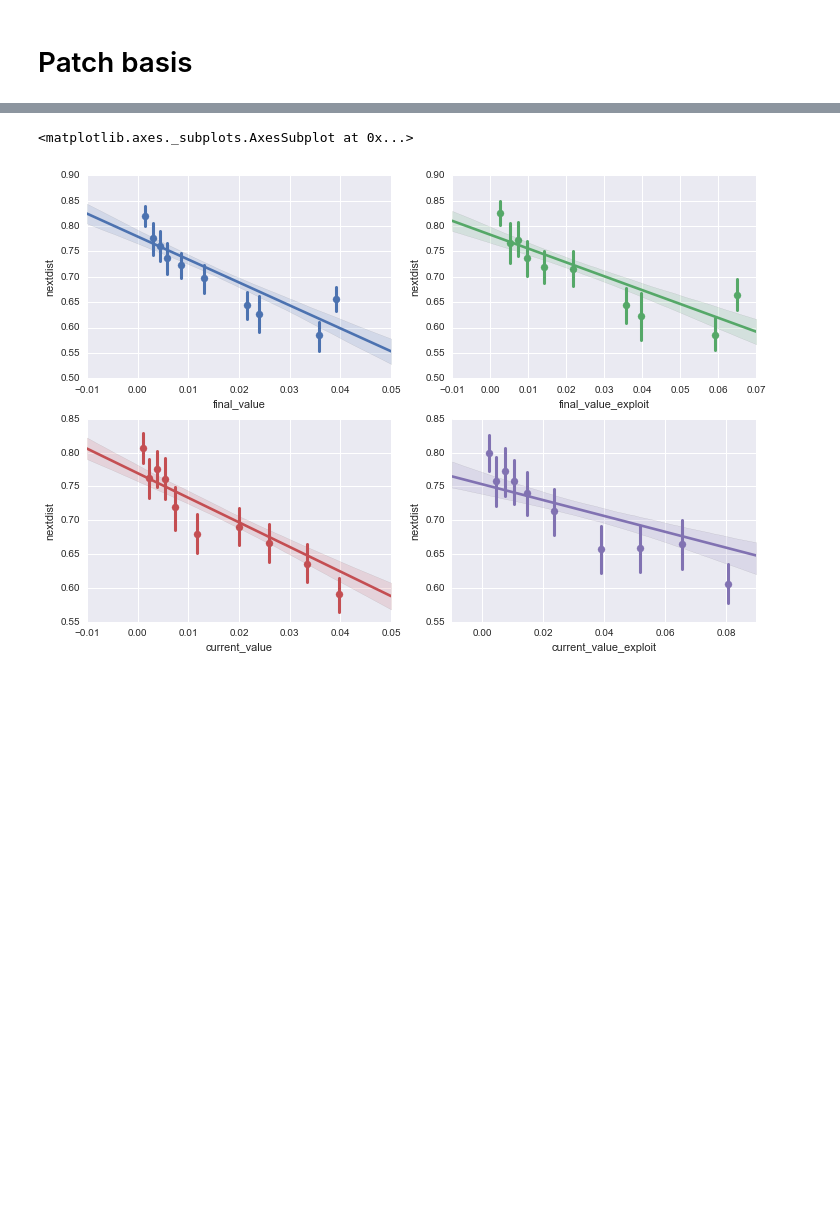
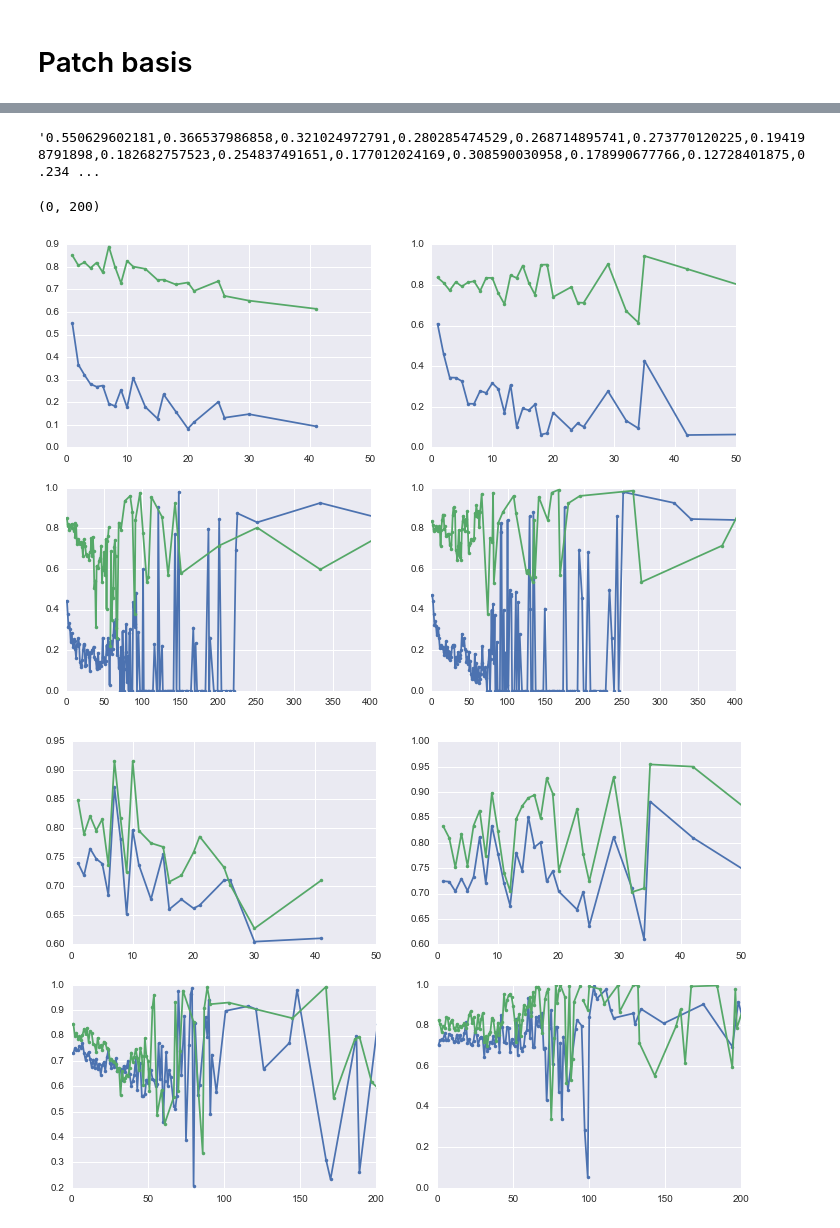
Before and after one commit to jlorince/MusicForaging, a Jupyter notebook: notebooks/explore-exploit.ipynb, the cells around one changed output, grey strips where cells are left out. Saved outputs shown, nothing was run; the diff lists cells and outputs as text; code cells hidden in the pictures; blank space fills up the shorter version.

```diff
--- a/notebooks/explore-exploit.ipynb
+++ b/notebooks/explore-exploit.ipynb
@@ -193,15 +315,0 @@ seaborn.regplot(x='current_value_tfidf',y='dist_next',data=blocked,x_bins=xbins,
-# %%
-# jump distance as a function of value (by patch)
-fig,axes = plt.subplots(2,2,figsize=(12,8))
-axes = axes.flat
-ax = axes.next()
-seaborn.regplot(x='final_value',y='nextdist',data=df_patches,x_bins=xbins,ax=ax)
-ax = axes.next()
-seaborn.regplot(x='final_value_exploit',y='nextdist',data=df_patches_exploit,x_bins=xbins,ax=ax)
-ax = axes.next()
-seaborn.regplot(x='current_value',y='nextdist',data=df_patches,x_bins=xbins,ax=ax)
-ax = axes.next()
-seaborn.regplot(x='current_value_exploit',y='nextdist',data=df_patches_exploit,x_bins=xbins,ax=ax)
-# %% [output]
-<matplotlib.axes._subplots.AxesSubplot at 0x...>
-[figure, removed]
@@ -209,0 +316,47 @@ df_patches.drop('')
+# %%
+','.join(df_raw.groupby(np.digitize(df_raw['final_value'],bins=bins))['nextdist'].mean().dropna().astype(str))
+# %% [output]
+'0.550629602181,0.366537986858,0.321024972791,0.280285474529,0.268714895741,0.273770120225,0.194198791898,0.182682757523,0.254837491651,0.177012024169,0.308590030958,0.178990677766,0.12728401875,0.234 ...
+# %%
+# jump distance as a function of value (by listen)
+fig,axes = plt.subplots(2,2,figsize=(12,8))
+axes = axes.flat
+ax = axes.next()
+df_raw.groupby(np.digitize(df_raw['final_value'],bins=bins))['nextdist'].mean().plot(ax=ax,marker='.')
+df_raw_rand.groupby(np.digitize(df_raw_rand['final_value'],bins=bins))['nextdist'].mean().plot(ax=ax,marker='.')
+ax.set_xlim(0,50)
+ax = axes.next()
+df_raw.groupby(np.digitize(df_raw['final_value_tfidf'],bins=bins))['nextdist'].mean().plot(ax=ax,marker='.')
+df_raw_rand.groupby(np.digitize(df_raw_rand['final_value_tfidf'],bins=bins))['nextdist'].mean().plot(ax=ax,marker='.')
+ax.set_xlim(0,50)
+ax = axes.next()
+df_raw.groupby(np.digitize(df_raw['current_value'],bins=bins))['nextdist'].mean().plot(ax=ax,marker='.')
+df_raw_rand.groupby(np.digitize(df_raw_rand['current_value'],bins=bins))['nextdist'].mean().plot(ax=ax,marker='.')
+ax.set_xlim(0,400)
+ax = axes.next()
+df_raw.groupby(np.digitize(df_raw['current_value_tfidf'],bins=bins))['nextdist'].mean().plot(ax=ax,marker='.')
+df_raw_rand.groupby(np.digitize(df_raw_rand['current_value_tfidf'],bins=bins))['nextdist'].mean().plot(ax=ax,marker='.')
+ax.set_xlim(0,400)
+
+fig,axes = plt.subplots(2,2,figsize=(12,8))
+axes = axes.flat
+ax = axes.next()
+blocked.groupby(np.digitize(blocked['final_value'],bins=bins))['nextdist'].mean().plot(ax=ax,marker='.')
+blocked_rand.groupby(np.digitize(blocked_rand['final_value'],bins=bins))['nextdist'].mean().plot(ax=ax,marker='.')
+ax.set_xlim(0,50)
+ax = axes.next()
+blocked.groupby(np.digitize(blocked['final_value_tfidf'],bins=bins))['nextdist'].mean().plot(ax=ax,marker='.')
+blocked_rand.groupby(np.digitize(blocked_rand['final_value_tfidf'],bins=bins))['nextdist'].mean().plot(ax=ax,marker='.')
+ax.set_xlim(0,50)
+ax = axes.next()
+blocked.groupby(np.digitize(blocked['current_value'],bins=bins))['nextdist'].mean().plot(ax=ax,marker='.')
+blocked_rand.groupby(np.digitize(blocked_rand['current_value'],bins=bins))['nextdist'].mean().plot(ax=ax,marker='.')
+ax.set_xlim(0,200)
+ax = axes.next()
+blocked.groupby(np.digitize(blocked['current_value_tfidf'],bins=bins))['nextdist'].mean().plot(ax=ax,marker='.')
+blocked_rand.groupby(np.digitize(blocked_rand['current_value_tfidf'],bins=bins))['nextdist'].mean().plot(ax=ax,marker='.')
+ax.set_xlim(0,200)
+# %% [output]
+(0, 200)
+[figure, added]
+[figure, added]
```
Also changed, not shown: parts of 33 cells of this notebook, 1 other file.
